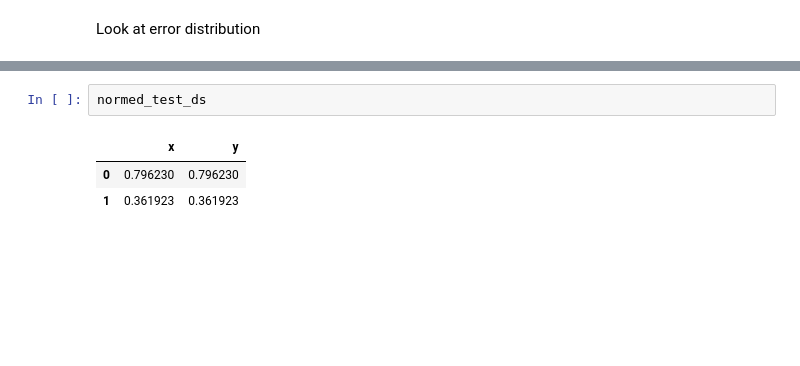
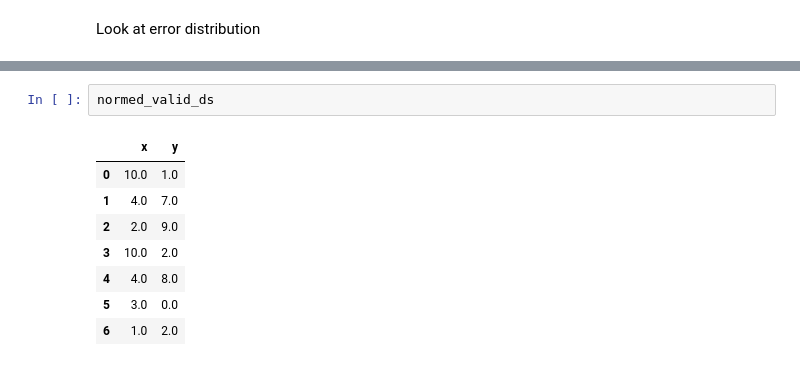
Before and after one commit to rtp-gcp/Keras-Philosophy, a Jupyter notebook: src/simple_model_dtv1.ipynb, the cells around one changed output, grey strips where cells are left out. Drawn from its saved outputs; the diff is of its cells as text; blank space fills up the shorter version.

```diff
--- a/src/simple_model_dtv1.ipynb
+++ b/src/simple_model_dtv1.ipynb
@@ -284,7 +323,12 @@ _ = plt.ylabel("Count")
-# %%
-normed_test_ds
-# %% [output]
-|  | x | y |
-| 0 | 0.796230 | 0.796230 |
-| 1 | 0.361923 | 0.361923 |
+# %%
+normed_valid_ds
+# %% [output]
+|  | x | y |
+| 0 | 10.0 | 1.0 |
+| 1 | 4.0 | 7.0 |
+| 2 | 2.0 | 9.0 |
+| 3 | 10.0 | 2.0 |
+| 4 | 4.0 | 8.0 |
+| 5 | 3.0 | 0.0 |
+| 6 | 1.0 | 2.0 |
 # %%
```
Also changed, not shown: parts of 13 cells of this notebook.
